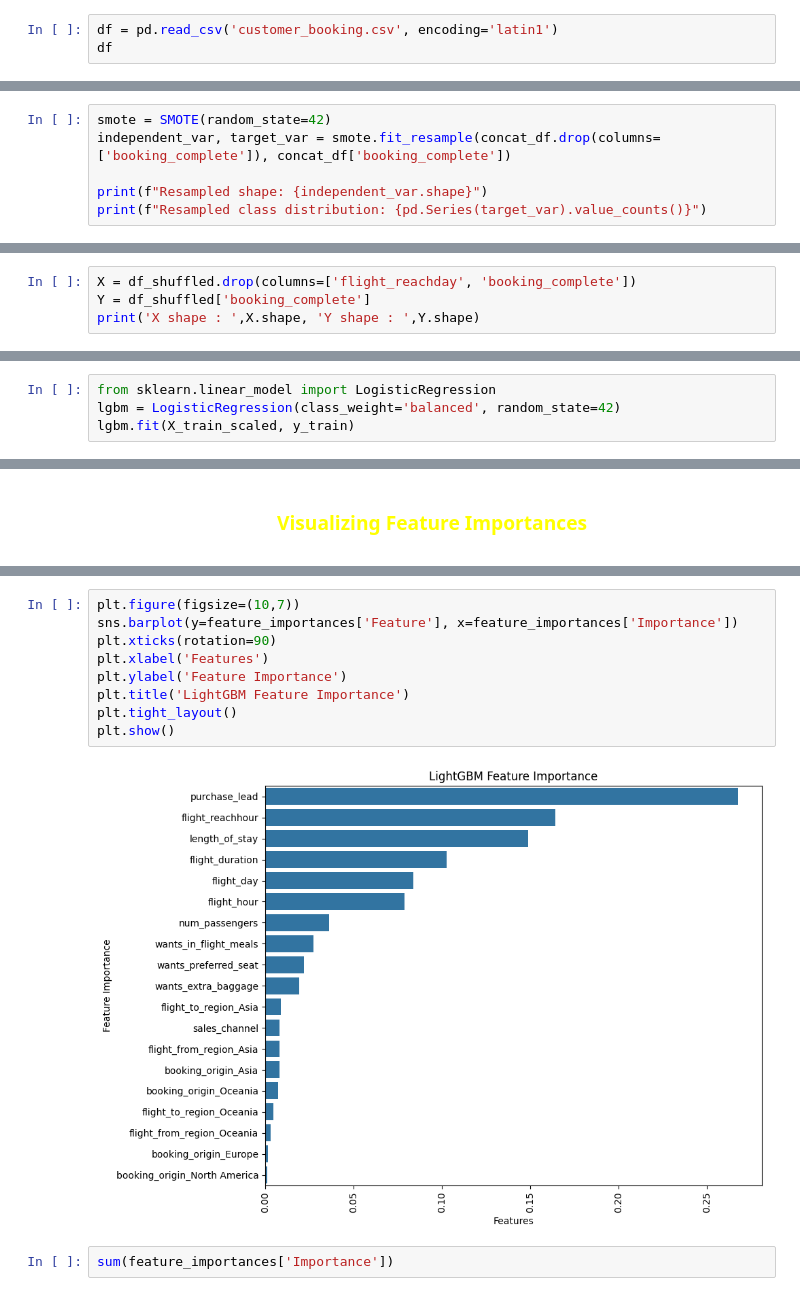
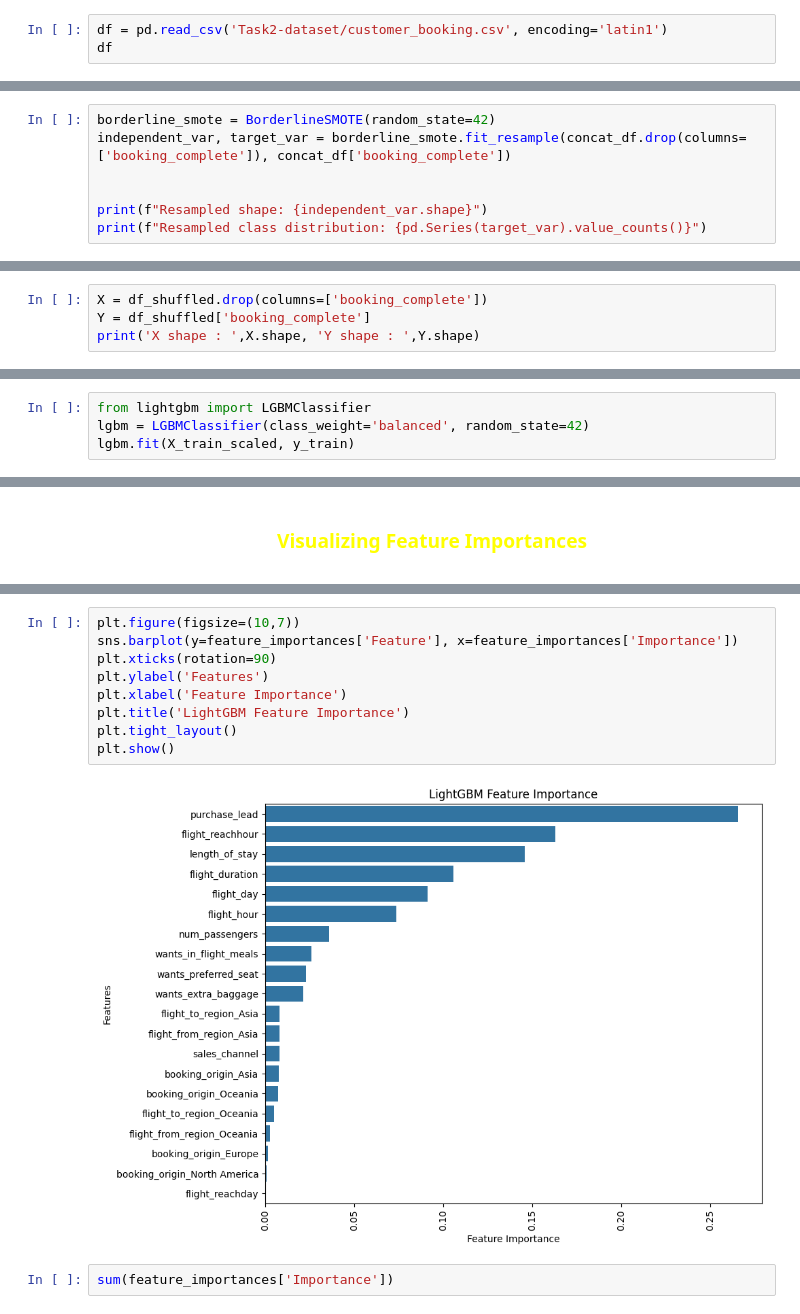
Before and after one commit to anthonyrodrigues443/Forage-British_Airways_Job_Simulation_Projects, a Jupyter notebook: customer_booking_projectnb.ipynb, the cells around one changed output, grey strips where cells are left out. Cells and saved outputs as stored; diff of their text form.

```diff
--- a/customer_booking_projectnb.ipynb
+++ b/customer_booking_projectnb.ipynb
@@ -16,6 +16,6 @@ from sklearn.metrics import accuracy_score, confusion_matrix, precision_score, r
 # %% [markdown]
 <font face=georgia color=magenta><h1><center>EDA & Data Cleaning
 # %%
-df = pd.read_csv('customer_booking.csv', encoding='latin1')
+df = pd.read_csv('Task2-dataset/customer_booking.csv', encoding='latin1')
 df
 # %% [output]
@@ -795,8 +807,9 @@ concat_df
 # %% [markdown]
 <font face=georgia color=yellow><h3><center>Upsampling - Handling Class Imbalance
 # %%
-smote = SMOTE(random_state=42)
-independent_var, target_var = smote.fit_resample(concat_df.drop(columns=['booking_complete']), concat_df['booking_complete'])
+borderline_smote = BorderlineSMOTE(random_state=42)
+independent_var, target_var = borderline_smote.fit_resample(concat_df.drop(columns=['booking_complete']), concat_df['booking_complete'])
+
 
 print(f"Resampled shape: {independent_var.shape}")
 print(f"Resampled class distribution: {pd.Series(target_var).value_counts()}")
@@ -833,7 +846,7 @@ plt.show()
 # %% [output]
 [figure]
 # %%
-X = df_shuffled.drop(columns=['flight_reachday', 'booking_complete'])
+X = df_shuffled.drop(columns=['booking_complete'])
 Y = df_shuffled['booking_complete']
 print('X shape : ',X.shape, 'Y shape : ',Y.shape)
 # %% [output]
@@ -861,8 +874,8 @@ X_test_scaled = scaler.transform(X_test)
 # %% [markdown]
 <font face=georgia color=magenta><h1><center>Model Training
 # %%
-from sklearn.linear_model import LogisticRegression
-lgbm = LogisticRegression(class_weight='balanced', random_state=42)
+from lightgbm import LGBMClassifier
+lgbm = LGBMClassifier(class_weight='balanced', random_state=42)
 lgbm.fit(X_train_scaled, y_train)
 # %% [output]
 [LightGBM] [Info] Number of positive: 32903, number of negative: 32972
@@ -994,14 +1008,14 @@ feature_importances
 # %%
 plt.figure(figsize=(10,7))
 sns.barplot(y=feature_importances['Feature'], x=feature_importances['Importance'])
 plt.xticks(rotation=90)
-plt.xlabel('Features')
-plt.ylabel('Feature Importance')
+plt.ylabel('Features')
+plt.xlabel('Feature Importance')
 plt.title('LightGBM Feature Importance')
 plt.tight_layout()
 plt.show()
 # %% [output]
-[figure, old version]
+[figure, new version]
 # %%
 sum(feature_importances['Importance'])
 # %% [output]
```
Also changed, not shown: parts of 12 cells of this notebook.
